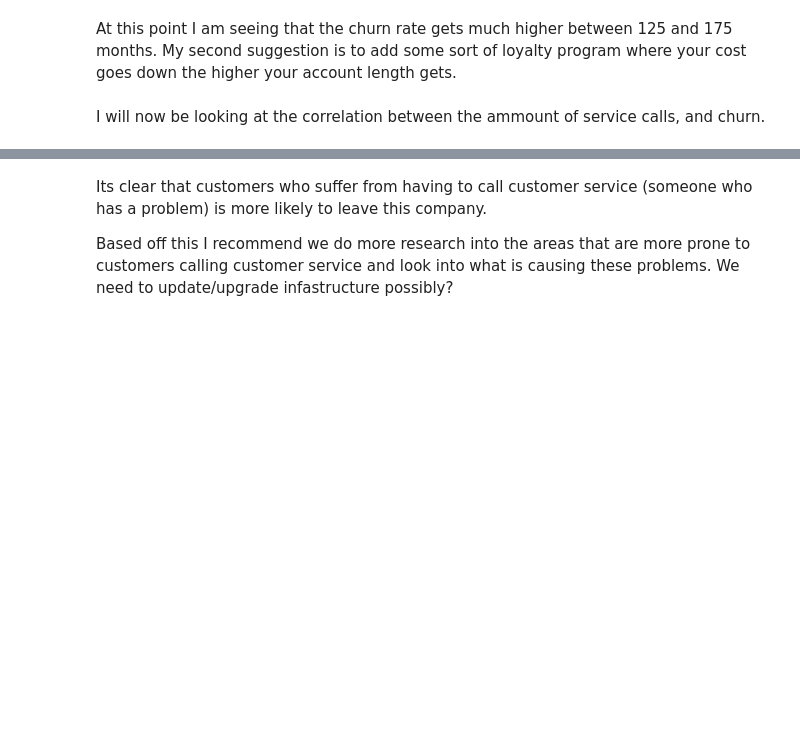
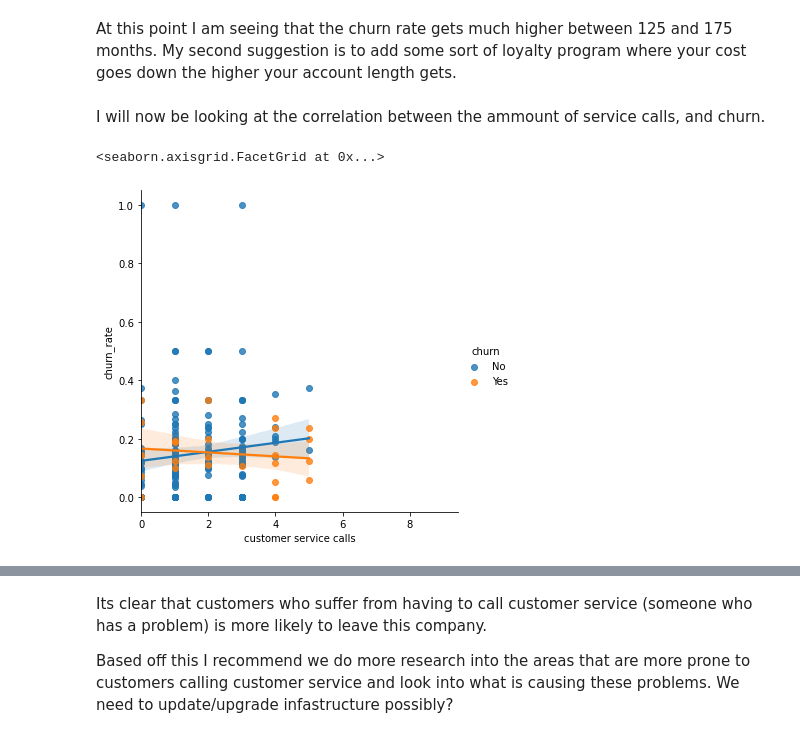
Before and after one commit to MichalOst3389/nhl_team_analysis, a Jupyter notebook: student.ipynb, the cells around one changed output, grey strips where cells are left out. Drawn from its saved outputs; the diff is of its cells as text; code cells hidden in the pictures; blank space fills up the shorter version.

```diff
--- a/student.ipynb
+++ b/student.ipynb
@@ -167,6 +169,11 @@ plt.show()
 At this point I am seeing that the churn rate gets much higher between 125 and 175 months.  My second suggestion is to add some sort of loyalty program where your cost goes down the higher your account length gets.
 # %% [markdown]
 I will now be looking at the correlation between the ammount of service calls, and churn.
+# %%
+sns.lmplot(x='customer service calls', y='churn_rate', hue='churn', data=Telecomdf)
+# %% [output]
+<seaborn.axisgrid.FacetGrid at 0x...>
+[figure, added]
 # %%
 sns.lmplot(x='customer service calls', y='churn', data=Telecomdf)
 plt.title('The impact of Customer Service Calls on Churn')
```
Also changed, not shown: parts of 12 cells of this notebook.
